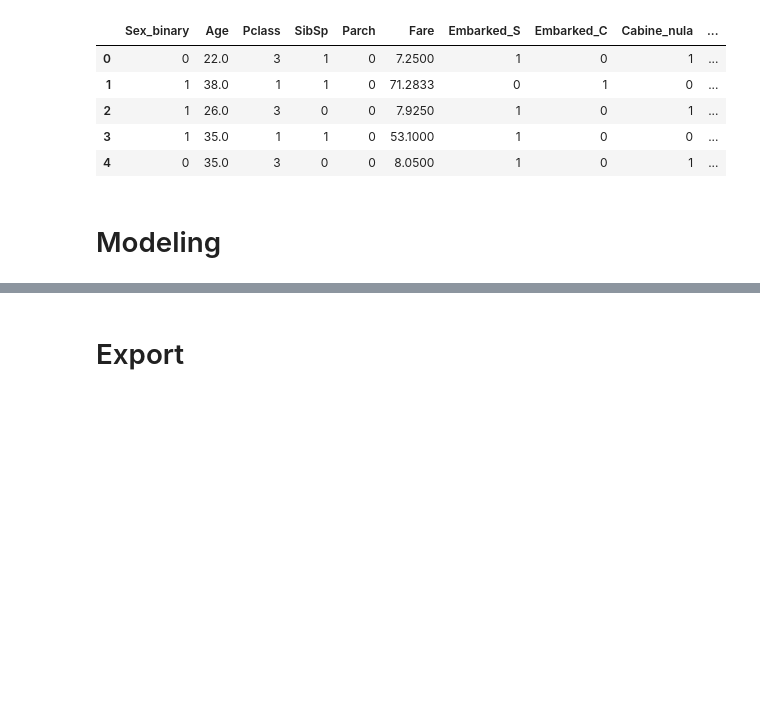
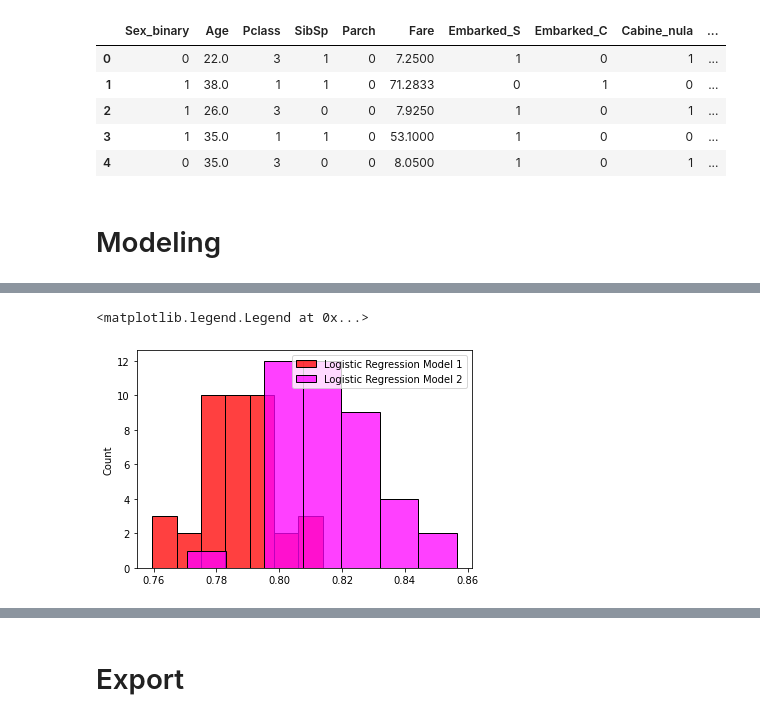
Before and after one commit to vichShir/kaggle-getting-started-competitions, a Jupyter notebook: Titanic/Titanic_Notebook.ipynb, the cells around one changed output, grey strips where cells are left out. Saved outputs shown, nothing was run; the diff lists cells and outputs as text; code cells hidden in the pictures; blank space fills up the shorter version.

```diff
--- a/Titanic/Titanic_Notebook.ipynb
+++ b/Titanic/Titanic_Notebook.ipynb
@@ -628,0 +703,7 @@ plt.legend(labels=['Logistic Regression Model', 'XGBoost Model'])
+# %%
+sns.histplot(logr_predictions_1, color='r')
+sns.histplot(logr_predictions_2, color='magenta')
+plt.legend(labels=['Logistic Regression Model 1', 'Logistic Regression Model 2'])
+# %% [output]
+<matplotlib.legend.Legend at 0x...>
+[figure, added]
```
Also changed, not shown: parts of 57 cells of this notebook.
